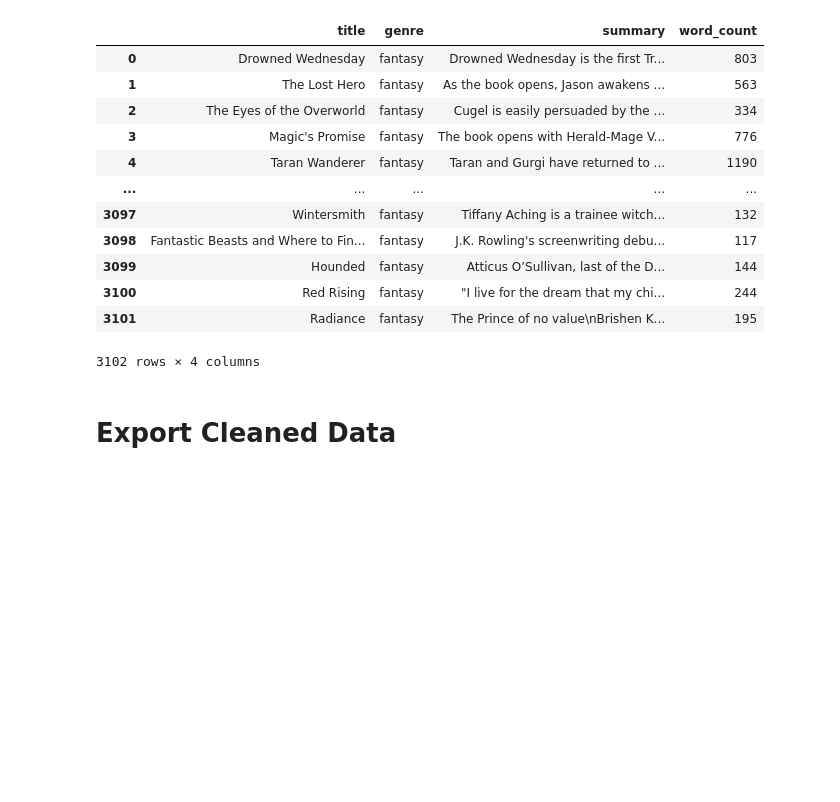
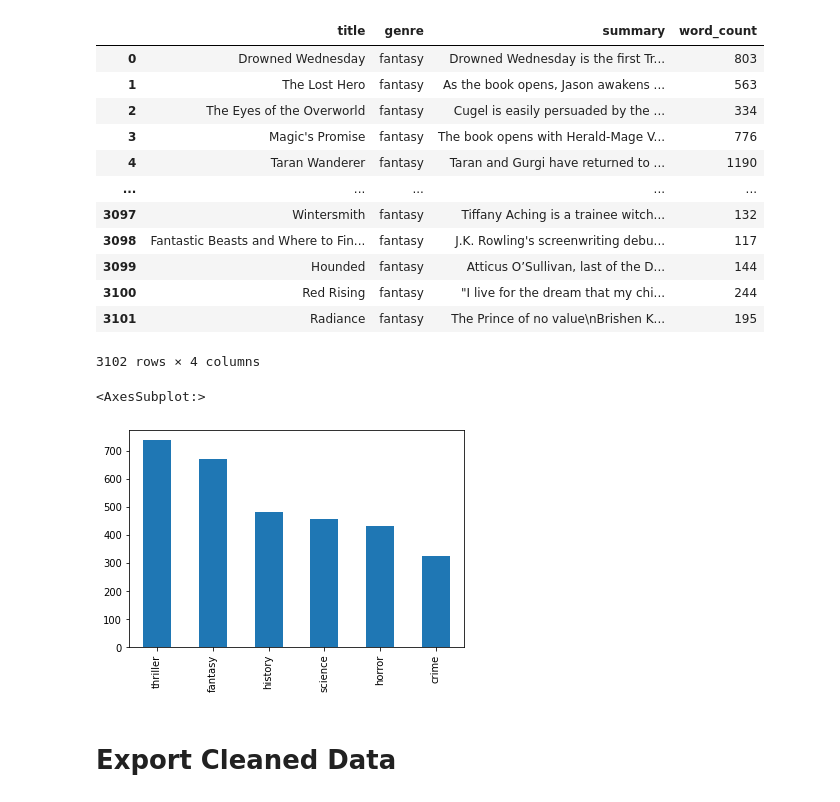
Before and after one commit to abhijeet16/book-genre-classification, a Jupyter notebook: 1-data-analysis.ipynb, the cells around one changed output. Cells and saved outputs as stored; diff of their text form; code cells hidden in the pictures; blank space fills up the shorter version.

```diff
--- a/1-data-analysis.ipynb
+++ b/1-data-analysis.ipynb
@@ -199,6 +211,11 @@ data
 | 3100 | Red Rising | fantasy | "I live for the dream that my chi... | 244 |
 | 3101 | Radiance | fantasy | The Prince of no value\nBrishen K... | 195 |
 3102 rows × 4 columns
+# %%
+data.genre.value_counts().sort_values(ascending = False).plot(kind = 'bar')
+# %% [output]
+<AxesSubplot:>
+[figure, added]
 # %% [markdown]
 # Export Cleaned Data
 # %%
```
Also changed, not shown: parts of 1 cell of this notebook, 2 other files.
